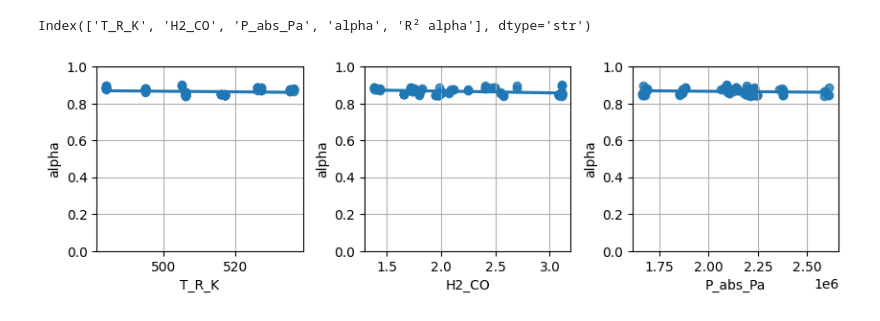
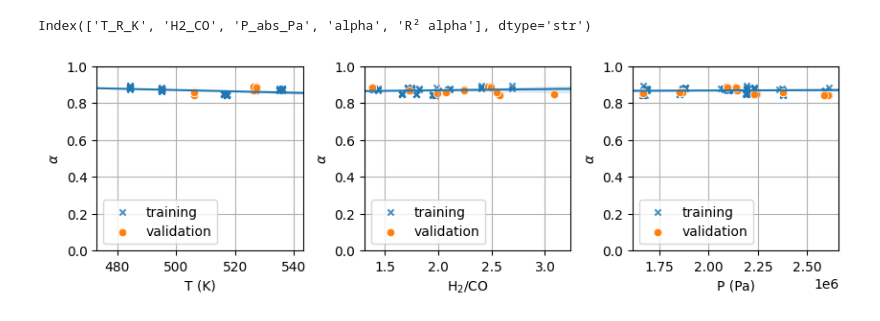
Before and after one commit to rafaelbeloduarte/SAF_kinetics_paper_code_with_WGS, a Jupyter notebook: fit_alpha.ipynb, the cells around one changed output. Saved outputs shown, nothing was run; the diff lists cells and outputs as text; code cells hidden in the pictures.

```diff
--- a/fit_alpha.ipynb
+++ b/fit_alpha.ipynb
@@ -7,6 +12,21 @@ import seaborn as sns
 pd.options.display.max_seq_items = 2000
 # %%
 data = pd.read_pickle('reconciled_data.pkl')
+# %%
+data = data.loc[data.CINÉTICA == True]
+
+X = data[['T_R_C']]
+clustering = MeanShift(bandwidth=2).fit(X)
+
+data['cluster'] = clustering.labels_
+
+cluster_set = list(set(data.cluster))
+
+val_clusters = random.sample(cluster_set, 2)
+
+loc_validation = data['cluster'].isin(val_clusters)
+loc_training = ~loc_validation
+data['training'] = loc_training
 # %%
 Ns_parafins = {
     'F_CH4_s_mol_s': 1, 'F_C2H6_s_mol_s': 2, 'F_C3H8_s_mol_s': 3,
@@ -45,6 +65,8 @@ for i in Ns_olefins.values():
 # drop rows with zeros
 Fn_exp = Fn_exp[(Fn_exp != 0).all(axis=1)]
 Fn_exp = Fn_exp.astype('float')
+# %%
+data = data.loc[Fn_exp.index].copy()
 # %%
 yn_exp = Fn_exp.div(Fn_exp.sum(axis = 'columns'), axis = 'rows')
 # %%
@@ -73,26 +94,58 @@ alphas = alphas.astype('float')
 alphas.columns
 # %% [output]
 Index(['T_R_K', 'H2_CO', 'P_abs_Pa', 'alpha', 'R² alpha'], dtype='str')
+# %%
+alphas['training'] = data.training
 # %%
 fig, ax = plt.subplots(1,3,figsize=(10,2.5))
 plt.subplots_adjust(wspace=0.3)
 
-sns.regplot(x='T_R_K', y='alpha', data=alphas, ax = ax[0])
+colors = sns.color_palette()
+
+ax[0].set_xlim(200+273, 270+273)
+sns.regplot(x='T_R_K', y='alpha', data=alphas.loc[data.training], ax = ax[0],
+           line_kws = {'lw': 1.5}, scatter_kws = {'s': 20},
+           label = 'training', marker = 'x', color = colors[0], truncate=False
+           )
+sns.scatterplot(x='T_R_K', y='alpha', data=alphas.loc[~data.training],
+                ax = ax[0], label = 'validation', marker = 'o', color = colors[1])
+
 ax[0].grid('both')
 ax[0].set_ylim(0,1)
+ax[0].set_ylabel(r'$\alpha$')
+ax[0].set_xlabel('T (K)')
 
-sns.regplot(x='H2_CO', y='alpha', data=alphas, ax = ax[1])
+ax[1].set_xlim(0.95 * alphas.H2_CO.min(), 1.05 * alphas.H2_CO.max())
+sns.regplot(x='H2_CO', y='alpha', data=alphas.loc[alphas.training], ax = ax[1],
+           line_kws = {'lw': 1.5}, scatter_kws = {'s': 20},
+           label = 'training', marker = 'x', color = colors[0], truncate=False
+           )
+sns.scatterplot(x='H2_CO', y='alpha', data=alphas.loc[~alphas.training],
+                ax = ax[1], label = 'validation', marker = 'o', color = colors[1])
 ax[1].grid('both')
 ax[1].set_ylim(0,1)
+ax[1].set_ylabel(r'$\alpha$')
+ax[1].set_xlabel(r'$\mathrm{H_2 / CO}$')
 
-sns.regplot(x='P_abs_Pa', y='alpha', data=alphas, ax = ax[2])
+ax[1].set_xlim(0.95 * alphas.H2_CO.min(), 1.05 * alphas.H2_CO.max())
+sns.regplot(x='P_abs_Pa', y='alpha', data=alphas.loc[alphas.training], ax = ax[2],
+           line_kws = {'lw': 1.5}, scatter_kws = {'s': 20},
+           label = 'training', marker = 'x', color = colors[0], truncate=False
+           )
+sns.scatterplot(x='P_abs_Pa', y='alpha', data=alphas.loc[~alphas.training],
+                ax = ax[2], label = 'validation', marker = 'o', color = colors[1])
 ax[2].grid('both')
 ax[2].set_ylim(0,1)
+ax[2].set_ylabel(r'$\alpha$')
+ax[2].set_xlabel('P (Pa)')
 
+fig_name = 'alpha.pdf'
+plt.savefig('/home/rafael/GoogleDrive/uem/Doutorado/Papers/SAF_kinetics/figures/'+fig_name,
+            bbox_inches = 'tight')
 
 plt.show()
 # %% [output]
-[figure, old version]
+[figure, new version]
 # %%
 # visualizing yn
 yn_plot = yn_exp.copy()
```
Also changed, not shown: parts of 8 cells of this notebook, 25 other files.
